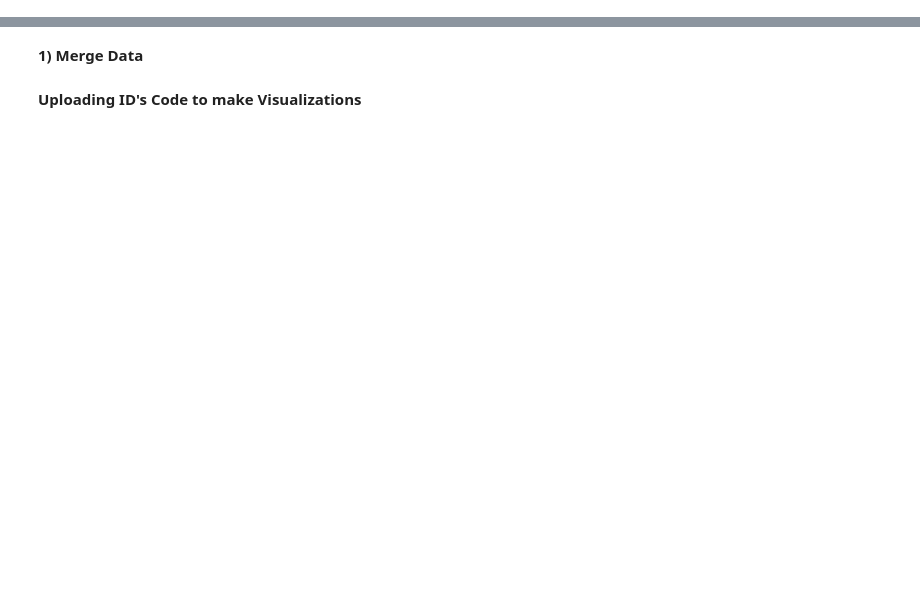
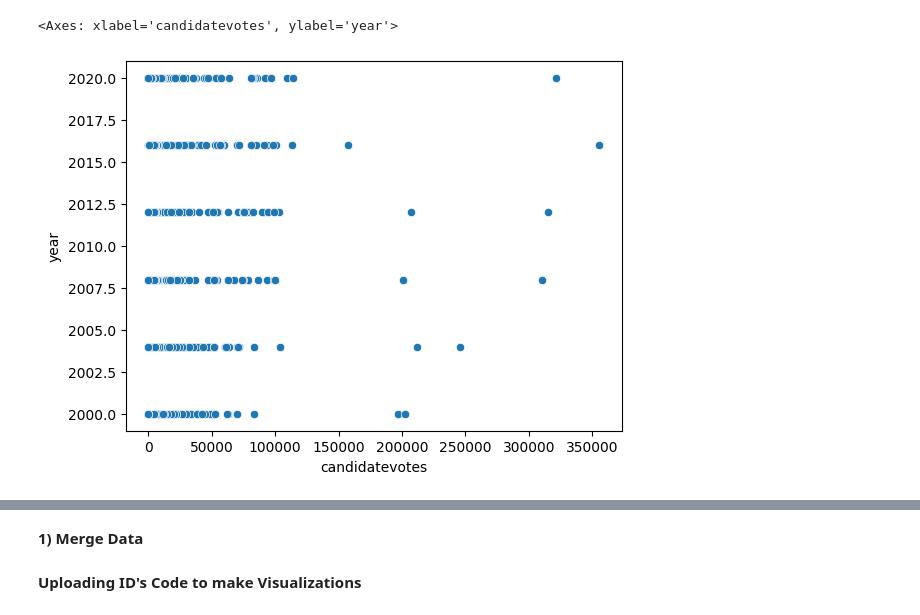
Before and after one commit to Catherine-Nguyen88/project_voting, a Jupyter notebook: Voting_Camila's_Part.ipynb, the cells around one changed output, grey strips where cells are left out. Drawn from its saved outputs; the diff is of its cells as text; code cells hidden in the pictures; blank space fills up the shorter version.

```diff
--- a/Voting_Camila's_Part.ipynb
+++ b/Voting_Camila's_Part.ipynb
@@ -46,0 +70,5 @@ df
+# %%
+# drop 'Unnamed: 0' column as it is not listed in the data dictionary and it serves no person.
+df_data1 = df.loc[:,['year', 'state', 'state_po', 'county_name', 'county_fips',
+       'office', 'candidate', 'party', 'candidatevotes', 'totalvotes']]
+df_data1.columns
@@ -46,0 +79,6 @@ df
+# %%
+# make sure na rows are dropped
+train_final1 = df_data1.dropna()
+na_count = train_final1.isna().sum()
+
+print(na_count)
@@ -46,0 +123,6 @@ df
+# %%
+import seaborn as sns
+sns.scatterplot(data=train_final1,x='candidatevotes',y='year')
+# %% [output]
+<Axes: xlabel='candidatevotes', ylabel='year'>
+[figure, added]
```
Also changed, not shown: parts of 19 cells of this notebook.
